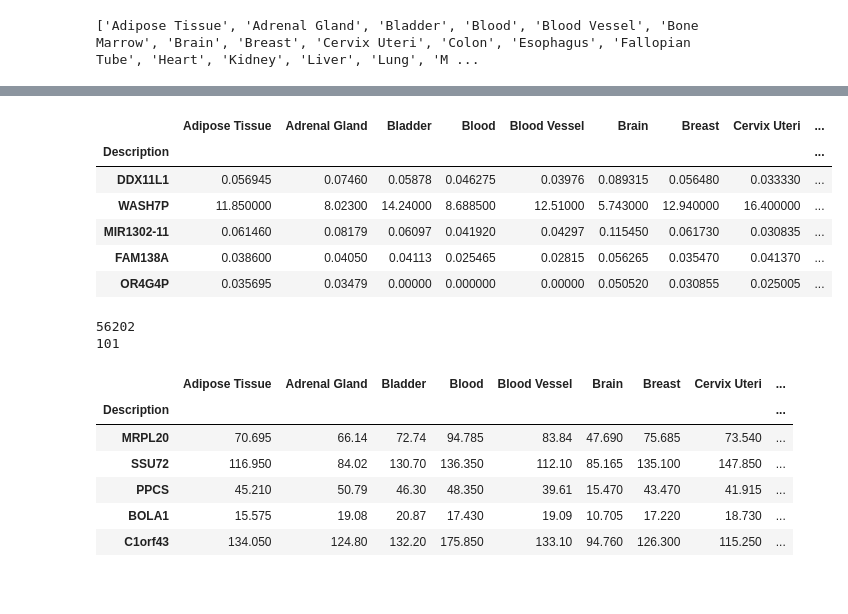
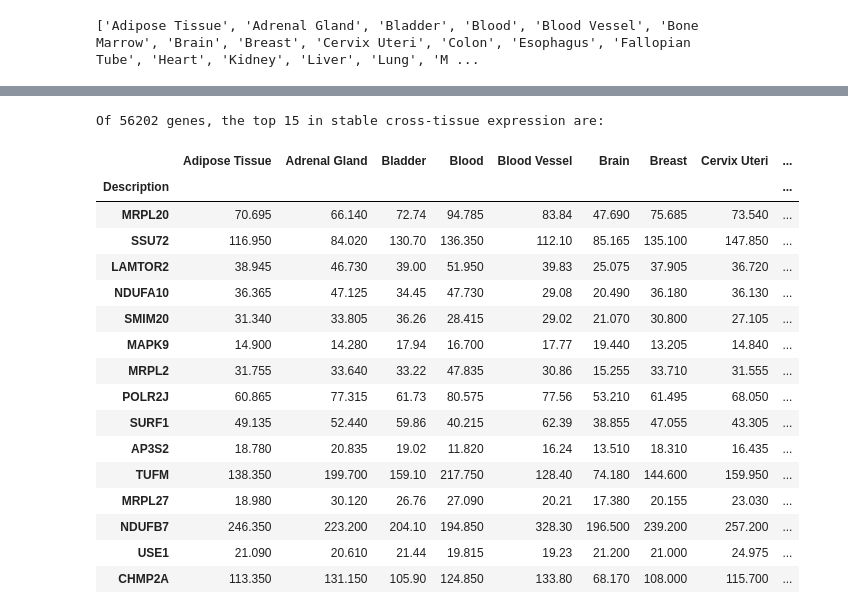
Before and after one commit to dustinbleile/Xpress, a Jupyter notebook: GTEx.ipynb, the cells around one changed output, grey strips where cells are left out. Saved outputs shown, nothing was run; the diff lists cells and outputs as text; code cells hidden in the pictures; blank space fills up the shorter version.

```diff
--- a/GTEx.ipynb
+++ b/GTEx.ipynb
@@ -186,35 +195,41 @@ gm.describe()
 # %%
+import math
+# Apply some known values
 gm['mean'] = gm.apply(lambda row: row.mean(), axis=1)
 gm['median'] = gm.apply(lambda row: row.median(), axis=1)
 gm['std'] = gm.apply(lambda row: row.std(), axis=1)
 gm.head()
+
+# high expression # low deviation among tissues
+gm_bench = gm[(gm['median'] >= 1)  # high expression
+             & (gm['median'] - 4.0*gm['std'] > 0)
+            ]
+
+#cross_tissue_genes = sorted(gm_bench['Description'].tolist())
+
+print("Of {} genes, the top {} in stable cross-tissue expression are:".format(len(gm), len(gm_bench)))
+#for gene in cross_tissue_genes:
+#    print('\t{}'.format(gene))
+gm_bench
 # %% [output]
+Of 56202 genes, the top 15 in stable cross-tissue expression are:
 |  | Adipose Tissue | Adrenal Gland | Bladder | Blood | Blood Vessel | Brain | Breast | Cervix Uteri | ... |
 | Description |  |  |  |  |  |  |  |  | ... |
-| DDX11L1 | 0.056945 | 0.07460 | 0.05878 | 0.046275 | 0.03976 | 0.089315 | 0.056480 | 0.033330 | ... |
-| WASH7P | 11.850000 | 8.02300 | 14.24000 | 8.688500 | 12.51000 | 5.743000 | 12.940000 | 16.400000 | ... |
-| MIR1302-11 | 0.061460 | 0.08179 | 0.06097 | 0.041920 | 0.04297 | 0.115450 | 0.061730 | 0.030835 | ... |
-| FAM138A | 0.038600 | 0.04050 | 0.04113 | 0.025465 | 0.02815 | 0.056265 | 0.035470 | 0.041370 | ... |
-| OR4G4P | 0.035695 | 0.03479 | 0.00000 | 0.000000 | 0.00000 | 0.050520 | 0.030855 | 0.025005 | ... |
+| MRPL20 | 70.695 | 66.140 | 72.74 | 94.785 | 83.84 | 47.690 | 75.685 | 73.540 | ... |
+| SSU72 | 116.950 | 84.020 | 130.70 | 136.350 | 112.10 | 85.165 | 135.100 | 147.850 | ... |
+| LAMTOR2 | 38.945 | 46.730 | 39.00 | 51.950 | 39.83 | 25.075 | 37.905 | 36.720 | ... |
+| NDUFA10 | 36.365 | 47.125 | 34.45 | 47.730 | 29.08 | 20.490 | 36.180 | 36.130 | ... |
+| SMIM20 | 31.340 | 33.805 | 36.26 | 28.415 | 29.02 | 21.070 | 30.800 | 27.105 | ... |
+| MAPK9 | 14.900 | 14.280 | 17.94 | 16.700 | 17.77 | 19.440 | 13.205 | 14.840 | ... |
+| MRPL2 | 31.755 | 33.640 | 33.22 | 47.835 | 30.86 | 15.255 | 33.710 | 31.555 | ... |
+| POLR2J | 60.865 | 77.315 | 61.73 | 80.575 | 77.56 | 53.210 | 61.495 | 68.050 | ... |
+| SURF1 | 49.135 | 52.440 | 59.86 | 40.215 | 62.39 | 38.855 | 47.055 | 43.305 | ... |
+| AP3S2 | 18.780 | 20.835 | 19.02 | 11.820 | 16.24 | 13.510 | 18.310 | 16.435 | ... |
+| TUFM | 138.350 | 199.700 | 159.10 | 217.750 | 128.40 | 74.180 | 144.600 | 159.950 | ... |
+| MRPL27 | 18.980 | 30.120 | 26.76 | 27.090 | 20.21 | 17.380 | 20.155 | 23.030 | ... |
+| NDUFB7 | 246.350 | 223.200 | 204.10 | 194.850 | 328.30 | 196.500 | 239.200 | 257.200 | ... |
+| USE1 | 21.090 | 20.610 | 21.44 | 19.815 | 19.23 | 21.200 | 21.000 | 24.975 | ... |
+| CHMP2A | 113.350 | 131.150 | 105.90 | 124.850 | 133.80 | 68.170 | 108.000 | 115.700 | ... |
-# %%
-print(len(gm))
-# high expression # low deviation among tissues
-gm_high = gm[(gm['median'] >= 1)  # high expression
-             & (gm['median'] - 4 *gm['std'] > 0)
-            ]
-
-print(len(gm_high))
-gm_high.head()
-# %% [output]
-56202
-101
-|  | Adipose Tissue | Adrenal Gland | Bladder | Blood | Blood Vessel | Brain | Breast | Cervix Uteri | ... |
-| Description |  |  |  |  |  |  |  |  | ... |
-| MRPL20 | 70.695 | 66.14 | 72.74 | 94.785 | 83.84 | 47.690 | 75.685 | 73.540 | ... |
-| SSU72 | 116.950 | 84.02 | 130.70 | 136.350 | 112.10 | 85.165 | 135.100 | 147.850 | ... |
-| PPCS | 45.210 | 50.79 | 46.30 | 48.350 | 39.61 | 15.470 | 43.470 | 41.915 | ... |
-| BOLA1 | 15.575 | 19.08 | 20.87 | 17.430 | 19.09 | 10.705 | 17.220 | 18.730 | ... |
-| C1orf43 | 134.050 | 124.80 | 132.20 | 175.850 | 133.10 | 94.760 | 126.300 | 115.250 | ... |
 # %%
 gm_high.describe()
 # %% [output]
```
Also changed, not shown: parts of 11 cells of this notebook.
